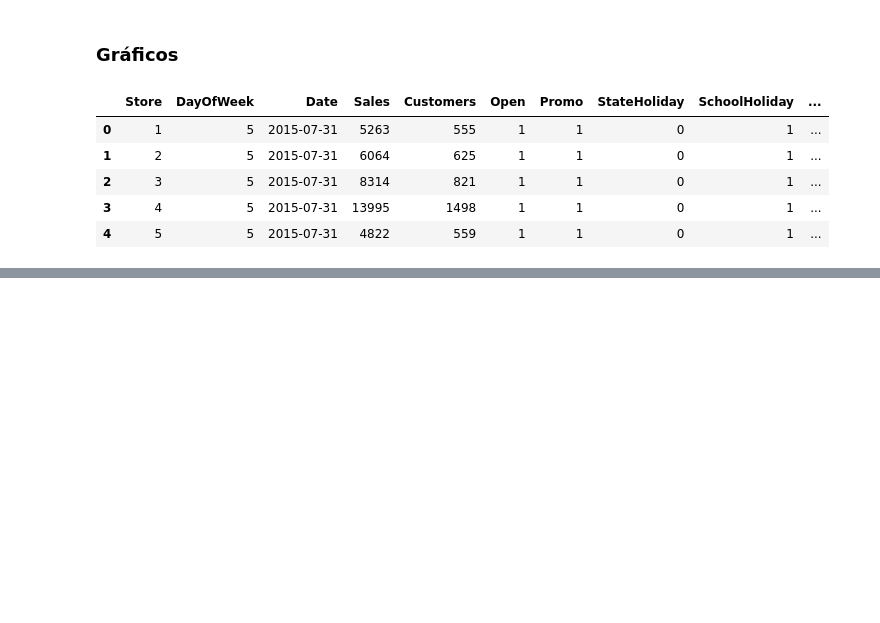
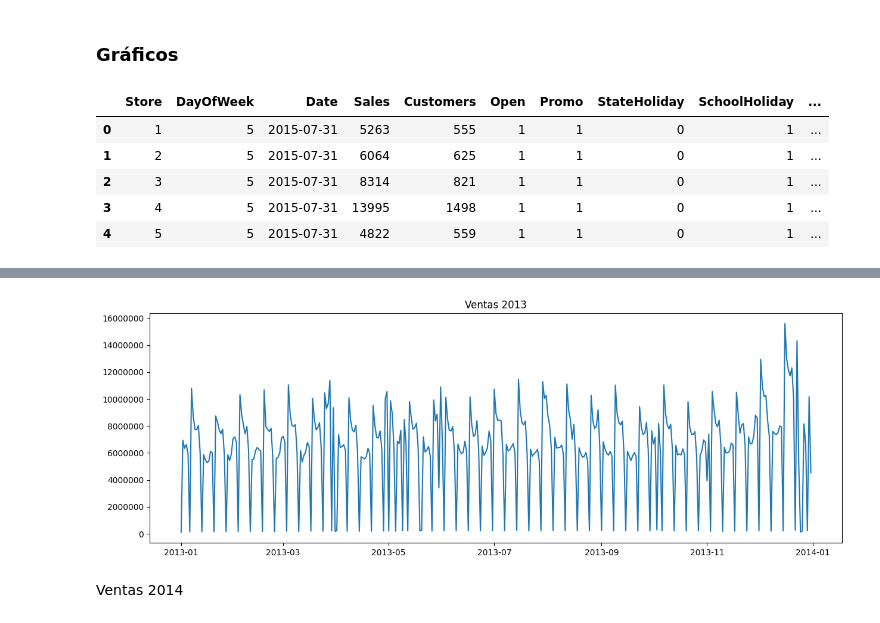
Before and after one commit to charligram/7_rossman_store_sales, a Jupyter notebook: notebooks/01_EDA.ipynb, the cells around one changed output, grey strips where cells are left out. Saved outputs shown, nothing was run; the diff lists cells and outputs as text; code cells hidden in the pictures; blank space fills up the shorter version.

```diff
--- a/notebooks/01_EDA.ipynb
+++ b/notebooks/01_EDA.ipynb
@@ -349,0 +386,10 @@ df.head()
+# %%
+plt.figure(figsize=(15, 5))
+
+plt.plot(df_ventas_2013)
+plt.title("Ventas 2013")
+plt.ticklabel_format(style="plain", axis="y")
+# %% [output]
+[figure, added]
+# %% [markdown]
+Ventas 2014
```
Also changed, not shown: parts of 35 cells of this notebook.
